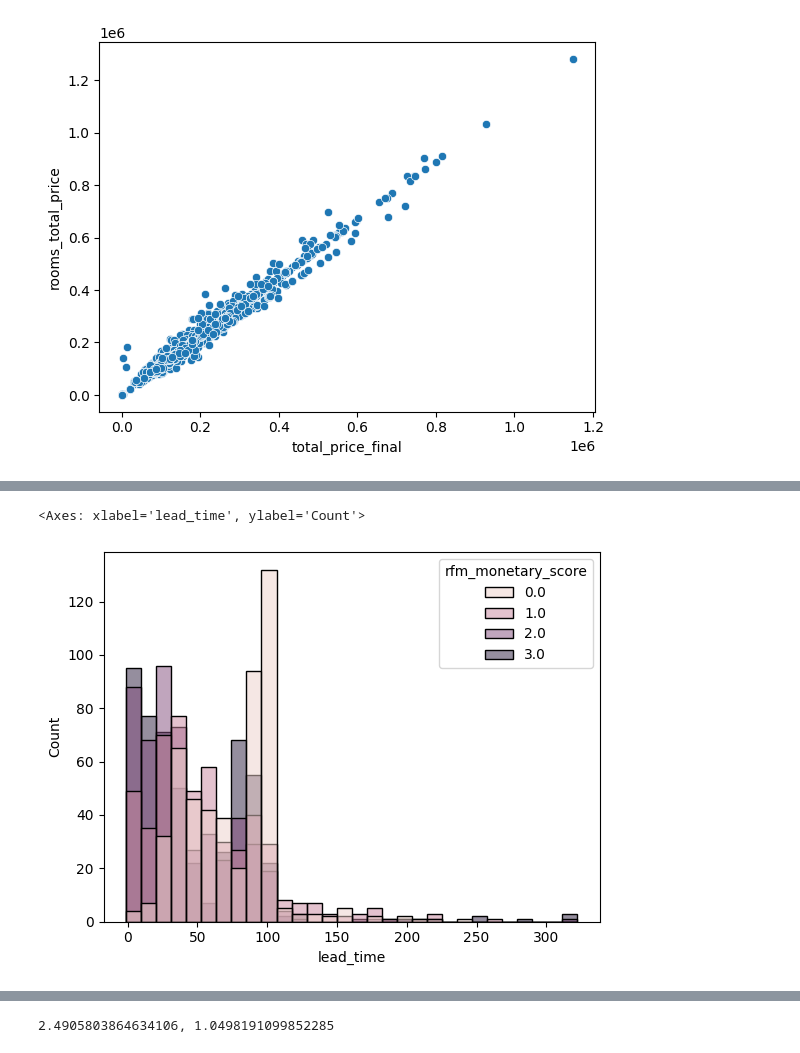
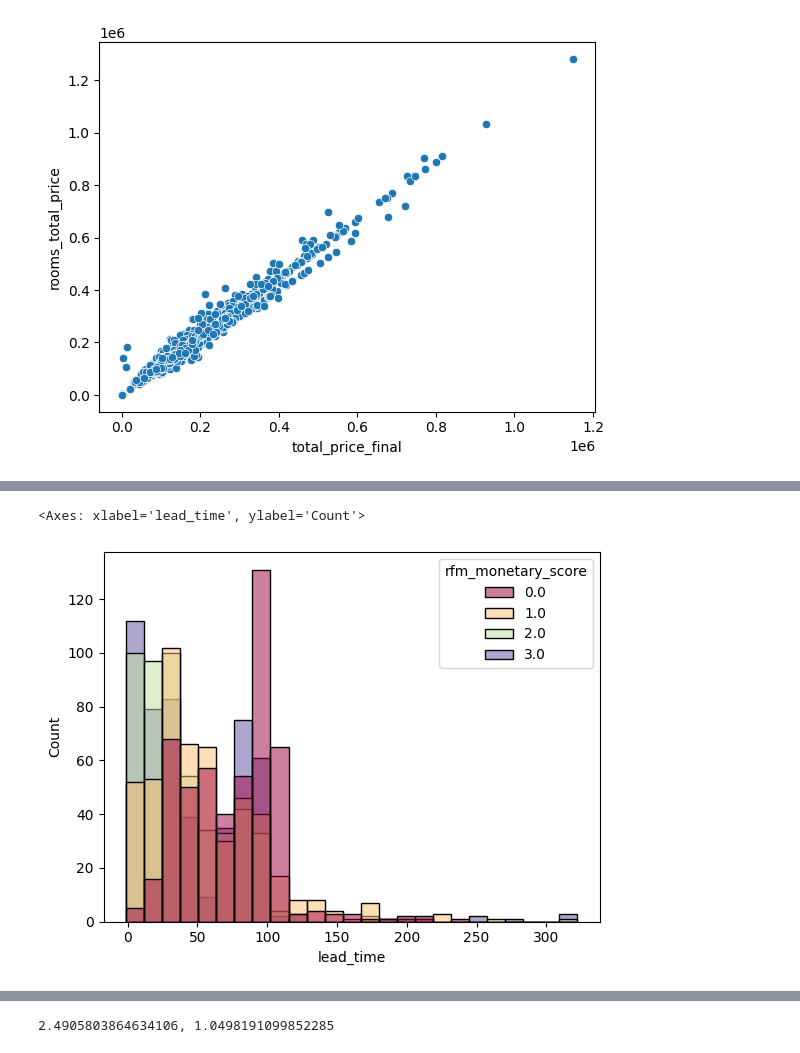
Before and after one commit to roland045/morgens-hotel-data-analysis, a Jupyter notebook: code/04-search-and-bookings-analysis.ipynb, the cells around one changed output, grey strips where cells are left out. Drawn from its saved outputs; the diff is of its cells as text; code cells hidden in the pictures.

```diff
--- a/code/04-search-and-bookings-analysis.ipynb
+++ b/code/04-search-and-bookings-analysis.ipynb
@@ -343,5 +328,5 @@ Index(['search_log_session_id', 'search_log_id', 'session_id',
 # %%
-sns.histplot(data=df, x='lead_time', bins=30, hue='rfm_monetary_score')
+sns.histplot(data=df, x='lead_time', bins=25, hue='rfm_monetary_score',palette='Spectral')
 # %% [output]
 <Axes: xlabel='lead_time', ylabel='Count'>
-[figure, old version]
+[figure, new version]
```
Also changed, not shown: parts of 10 cells of this notebook.
